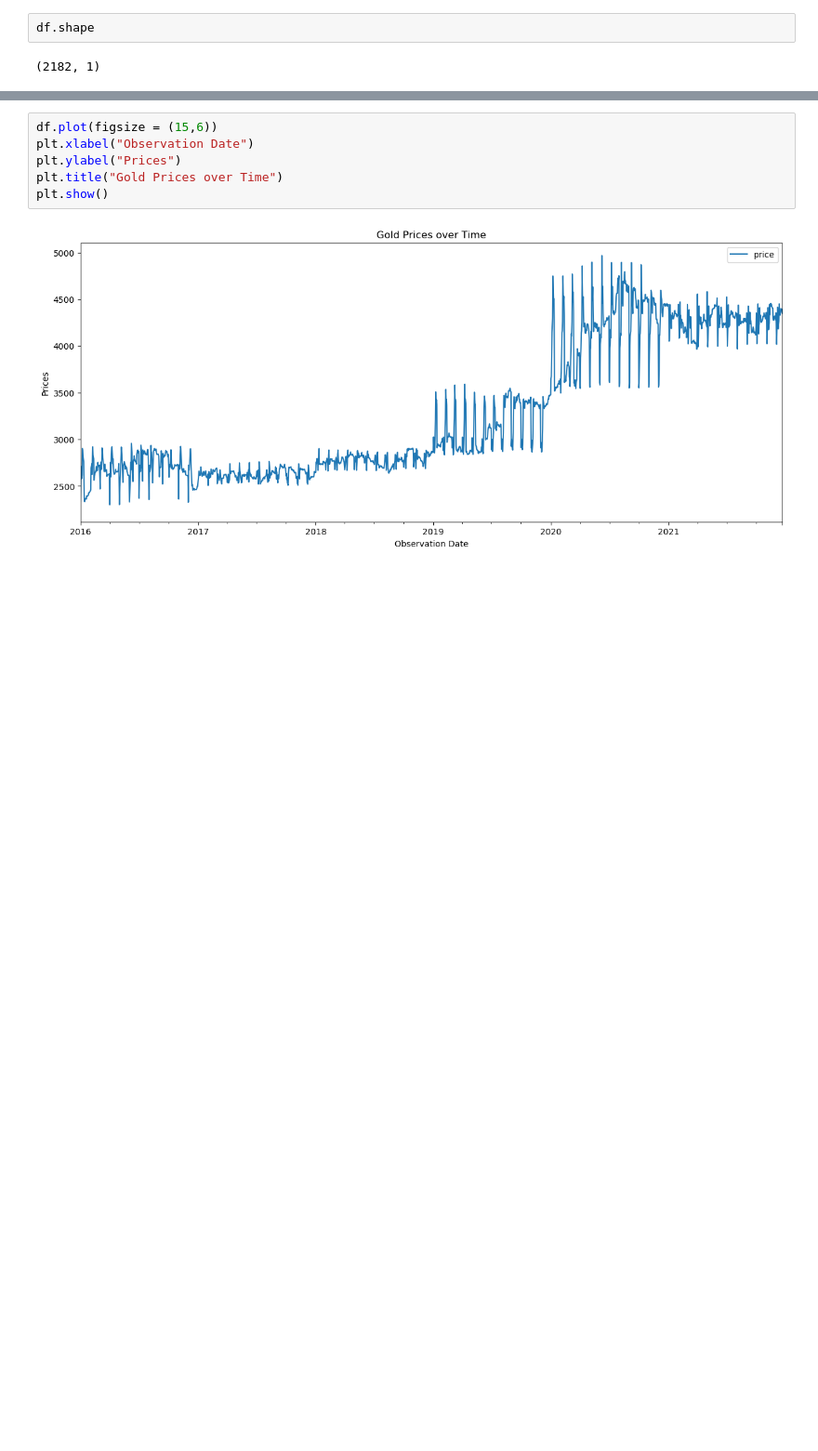
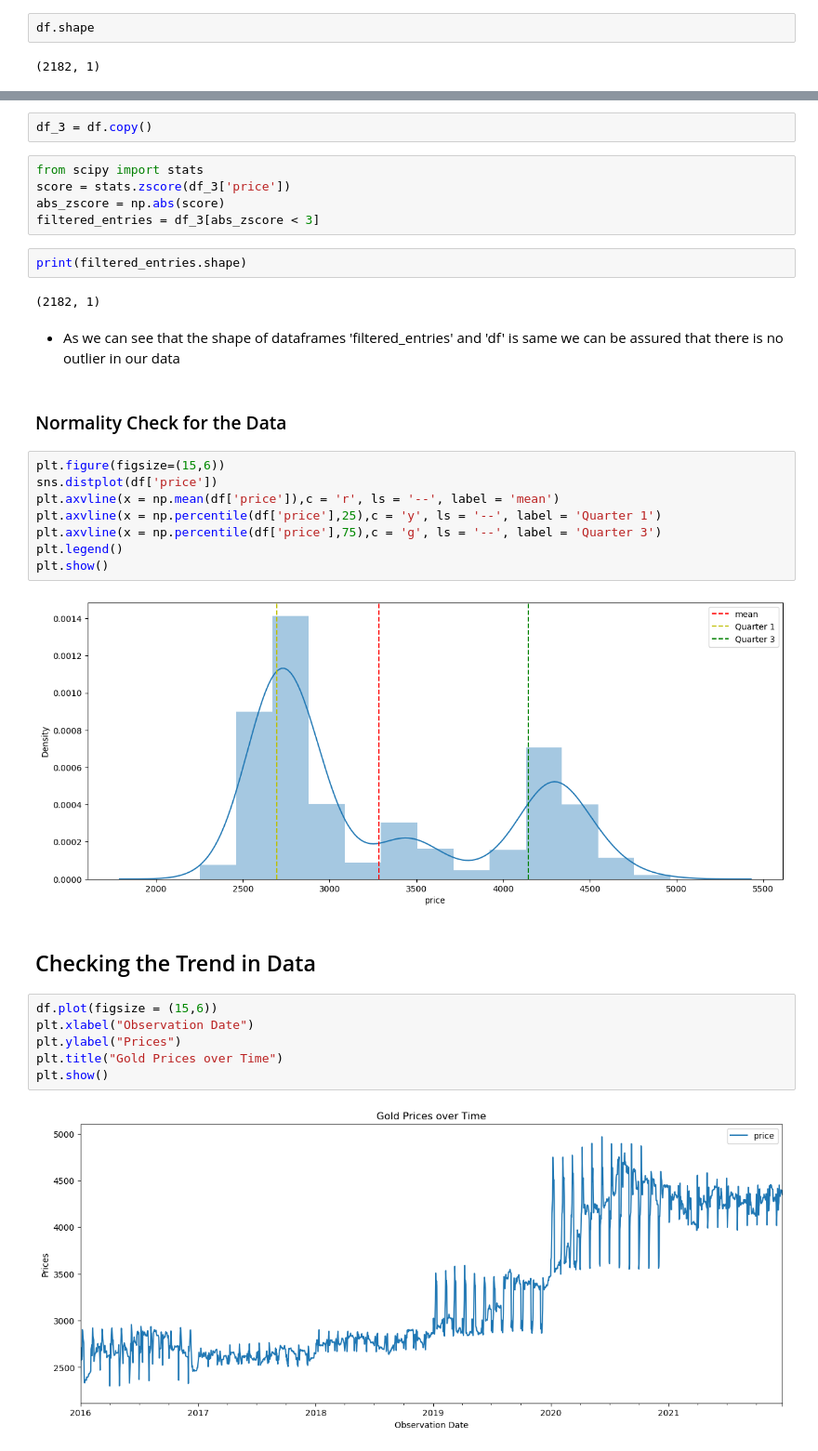
Before and after one commit to RadhaRamanJha/Gold-Price-Prediction, a Jupyter notebook: gold_price_prediction_EDA.ipynb, the cells around one changed output, grey strips where cells are left out. Shown at 93% size. Saved outputs shown, nothing was run; the diff lists cells and outputs as text; blank space fills up the shorter version.

Commit message:
EDA on Data .. 2

```diff
--- a/gold_price_prediction_EDA.ipynb
+++ b/gold_price_prediction_EDA.ipynb
@@ -88,3 +82,30 @@ dtype: int64
+# %%
+df_3 = df.copy()
+# %%
+from scipy import stats
+score = stats.zscore(df_3['price'])
+abs_zscore = np.abs(score)
+filtered_entries = df_3[abs_zscore < 3]
+# %%
+print(filtered_entries.shape)
+# %% [output]
+(2182, 1)
+# %% [markdown]
++ As we can see that the shape of dataframes 'filtered_entries' and 'df' is same we can be assured that there is no outlier in our data
+# %% [markdown]
+### Normality Check for the Data
+# %%
+plt.figure(figsize=(15,6))
+sns.distplot(df['price'])
+plt.axvline(x = np.mean(df['price']),c = 'r', ls = '--', label = 'mean')
+plt.axvline(x = np.percentile(df['price'],25),c = 'y', ls = '--', label = 'Quarter 1')
+plt.axvline(x = np.percentile(df['price'],75),c = 'g', ls = '--', label = 'Quarter 3')
+plt.legend()
+plt.show()
+# %% [output]
+[figure, added]
+# %% [markdown]
+## Checking the Trend in Data
 # %%
 df.plot(figsize = (15,6))
 plt.xlabel("Observation Date")
```
Also changed, not shown: parts of 109 cells of this notebook.
